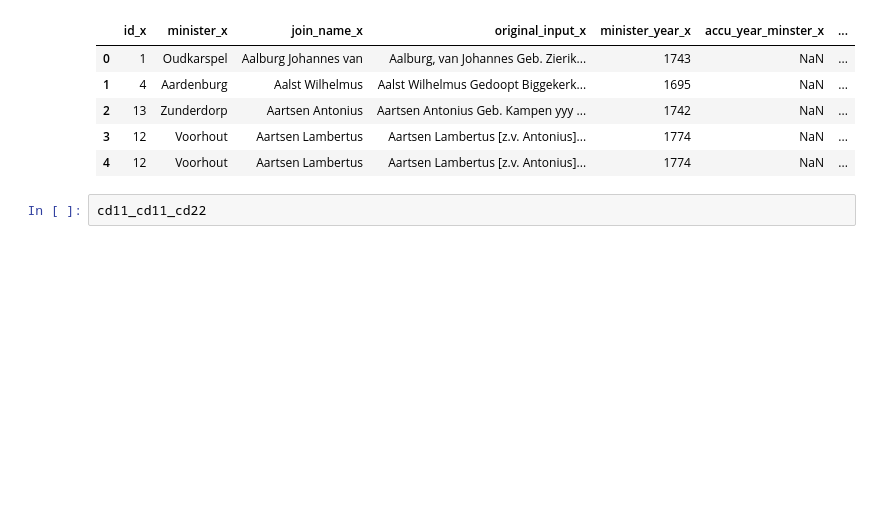
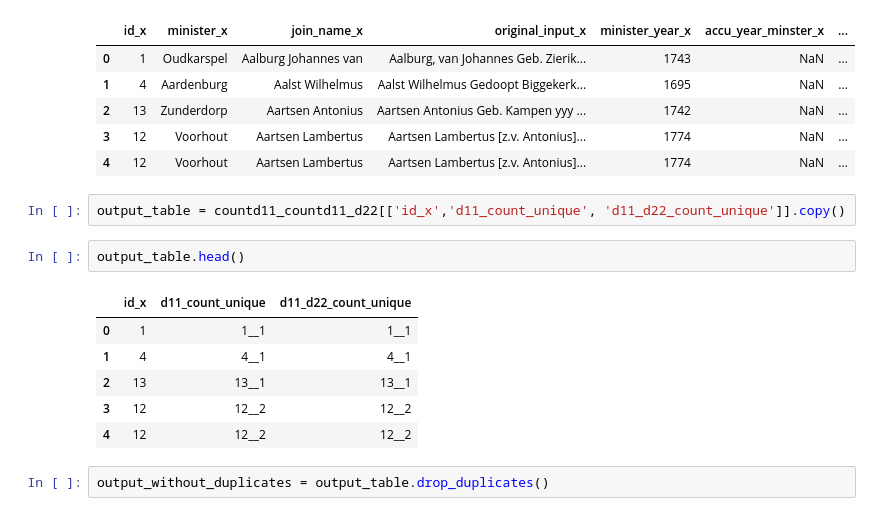
Before and after one commit to DigiDuRe/DigiDuRe, a Jupyter notebook: db_check_id.ipynb, the cells around one changed output. Drawn from its saved outputs; the diff is of its cells as text; blank space fills up the shorter version.

```diff
--- a/db_check_id.ipynb
+++ b/db_check_id.ipynb
@@ -147,5 +147,16 @@ countd11_countd11_d22.head()
 | 2 | 13 | Zunderdorp | Aartsen Antonius | Aartsen Antonius Geb. Kampen yyy ... | 1742 | NaN | ... |
 | 3 | 12 | Voorhout | Aartsen Lambertus | Aartsen Lambertus [z.v. Antonius]... | 1774 | NaN | ... |
 | 4 | 12 | Voorhout | Aartsen Lambertus | Aartsen Lambertus [z.v. Antonius]... | 1774 | NaN | ... |
-# %%
-cd11_cd11_cd22
+# %%
+output_table = countd11_countd11_d22[['id_x','d11_count_unique', 'd11_d22_count_unique']].copy()
+# %%
+output_table.head()
+# %% [output]
+|  | id_x | d11_count_unique | d11_d22_count_unique |
+| 0 | 1 | 1__1 | 1__1 |
+| 1 | 4 | 4__1 | 4__1 |
+| 2 | 13 | 13__1 | 13__1 |
+| 3 | 12 | 12__2 | 12__2 |
+| 4 | 12 | 12__2 | 12__2 |
+# %%
+output_without_duplicates = output_table.drop_duplicates()
```
Also changed, not shown: parts of 2 cells of this notebook.
